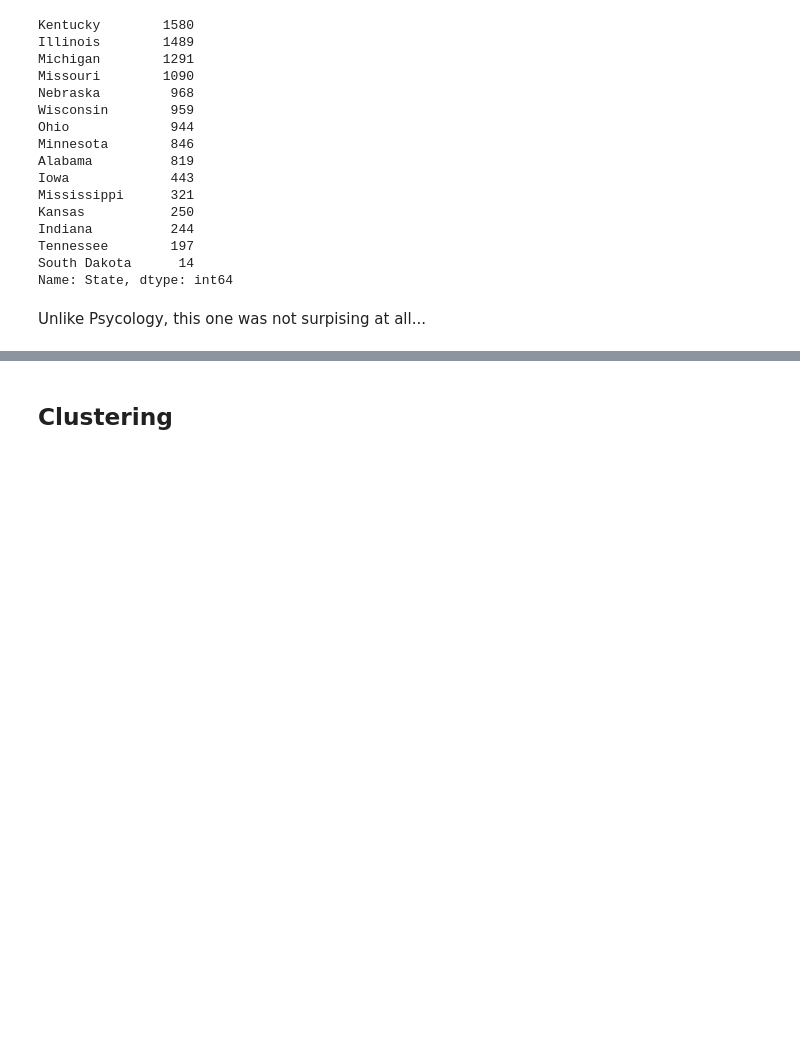
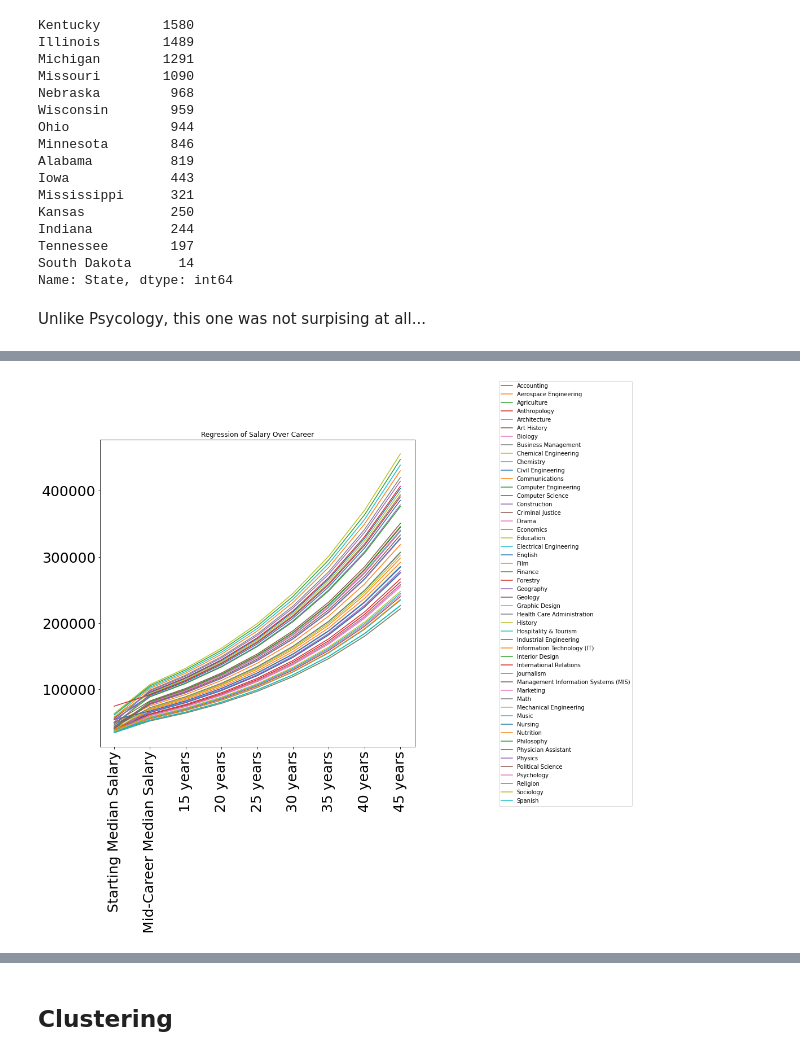
Before and after one commit to claravox/CSC466-project, a Jupyter notebook: Final_466.ipynb, the cells around one changed output, grey strips where cells are left out. Drawn from its saved outputs; the diff is of its cells as text; code cells hidden in the pictures; blank space fills up the shorter version.

```diff
--- a/Final_466.ipynb
+++ b/Final_466.ipynb
@@ -707,0 +779,11 @@ Unlike Psycology, this one was not surpising at all...
+# %%
+df_degrees_over_career['15 years'] = df_degrees_over_career['Mid-Career Median Salary']*(1+(.046*5))
+df_degrees_over_career['20 years'] = df_degrees_over_career['15 years']*(1+(.046*5))
+df_degrees_over_career['25 years'] = df_degrees_over_career['20 years']*(1+(.046*5))
+df_degrees_over_career['30 years'] = df_degrees_over_career['25 years']*(1+(.046*5))
+df_degrees_over_career['35 years'] = df_degrees_over_career['30 years']*(1+(.046*5))
+df_degrees_over_career['40 years'] = df_degrees_over_career['35 years']*(1+(.046*5))
+df_degrees_over_career['45 years'] = df_degrees_over_career['40 years']*(1+(.046*5))
+df_degrees_over_career.T.plot(title = 'Regression of Salary Over Career', fontsize = 25, rot=90, figsize = (10,10)).legend(loc='center right',bbox_to_anchor=(1.7, 0.5));
+# %% [output]
+[figure, added]
```
Also changed, not shown: parts of 40 cells of this notebook.
